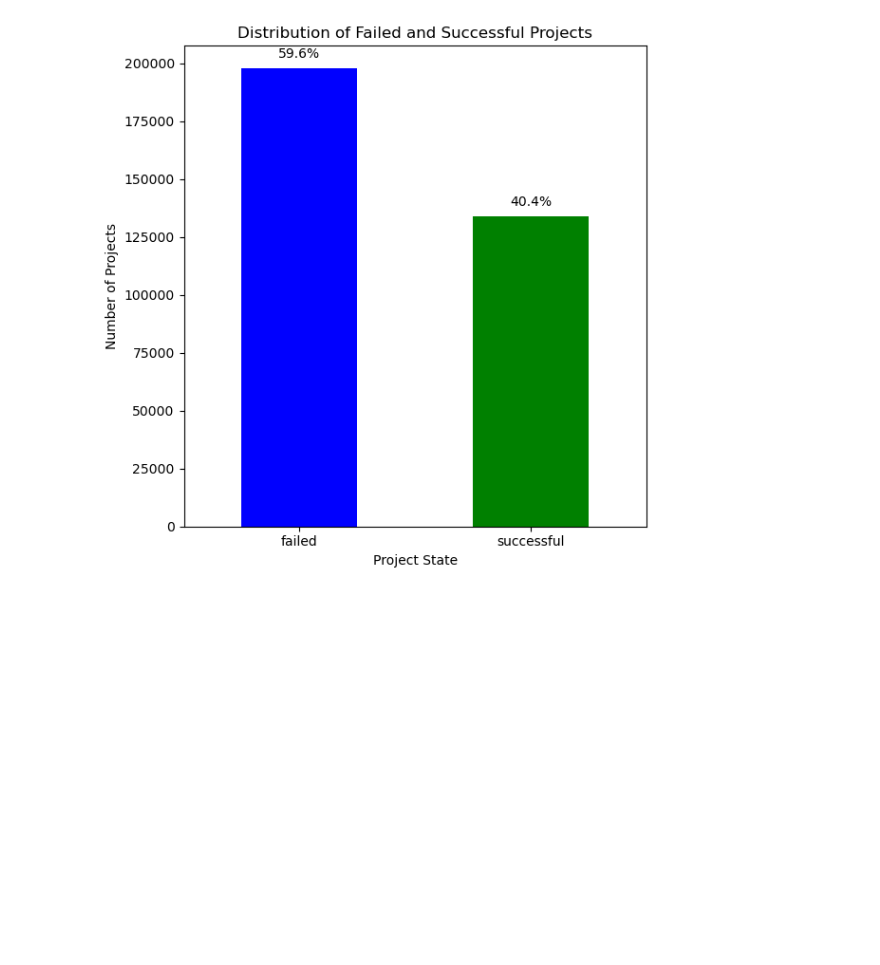
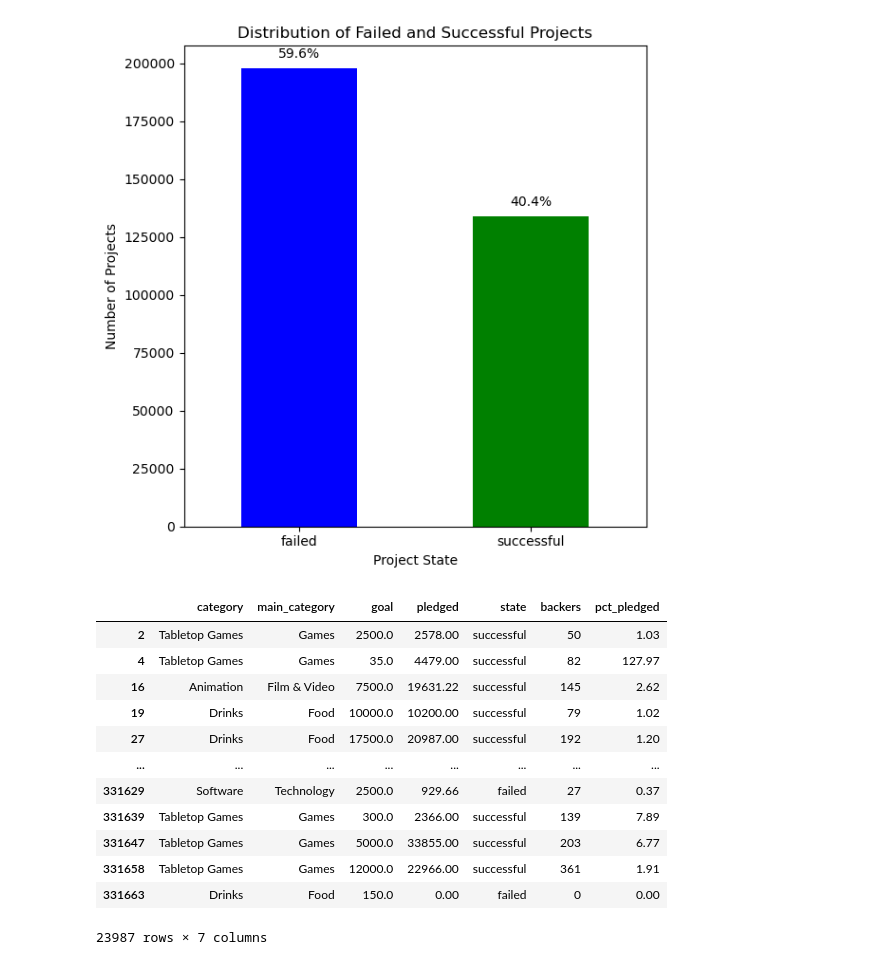
Before and after one commit to shazzad-hasan/kickstarter-projects, a Jupyter notebook: kickstarter-projects/EDA.ipynb, the cells around one changed output. Cells and saved outputs as stored; diff of their text form; code cells hidden in the pictures; blank space fills up the shorter version.

```diff
--- a/kickstarter-projects/EDA.ipynb
+++ b/kickstarter-projects/EDA.ipynb
@@ -38,3 +39,22 @@ plt.tight_layout()
 plt.show()
 # %% [output]
 [figure]
+# %%
+successful_catg = df[df['category'].isin(['Software', 'Drinks', 'Gadgets', 'Sound',
+                                        'Cookbooks', 'Periodicals', 'Animation',
+                                        'Typography', 'Tabletop Games', 'Academic'])]
+successful_catg
+# %% [output]
+|  | category | main_category | goal | pledged | state | backers | pct_pledged |
+| 2 | Tabletop Games | Games | 2500.0 | 2578.00 | successful | 50 | 1.03 |
+| 4 | Tabletop Games | Games | 35.0 | 4479.00 | successful | 82 | 127.97 |
+| 16 | Animation | Film & Video | 7500.0 | 19631.22 | successful | 145 | 2.62 |
+| 19 | Drinks | Food | 10000.0 | 10200.00 | successful | 79 | 1.02 |
+| 27 | Drinks | Food | 17500.0 | 20987.00 | successful | 192 | 1.20 |
+| ... | ... | ... | ... | ... | ... | ... | ... |
+| 331629 | Software | Technology | 2500.0 | 929.66 | failed | 27 | 0.37 |
+| 331639 | Tabletop Games | Games | 300.0 | 2366.00 | successful | 139 | 7.89 |
+| 331647 | Tabletop Games | Games | 5000.0 | 33855.00 | successful | 203 | 6.77 |
+| 331658 | Tabletop Games | Games | 12000.0 | 22966.00 | successful | 361 | 1.91 |
+| 331663 | Drinks | Food | 150.0 | 0.00 | failed | 0 | 0.00 |
+23987 rows × 7 columns
```
Also changed, not shown: parts of 3 cells of this notebook.
